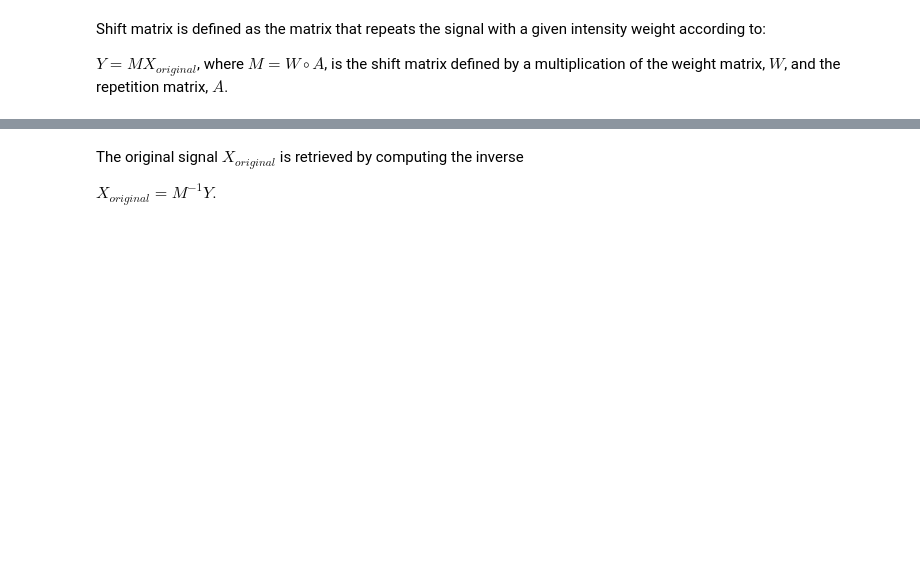
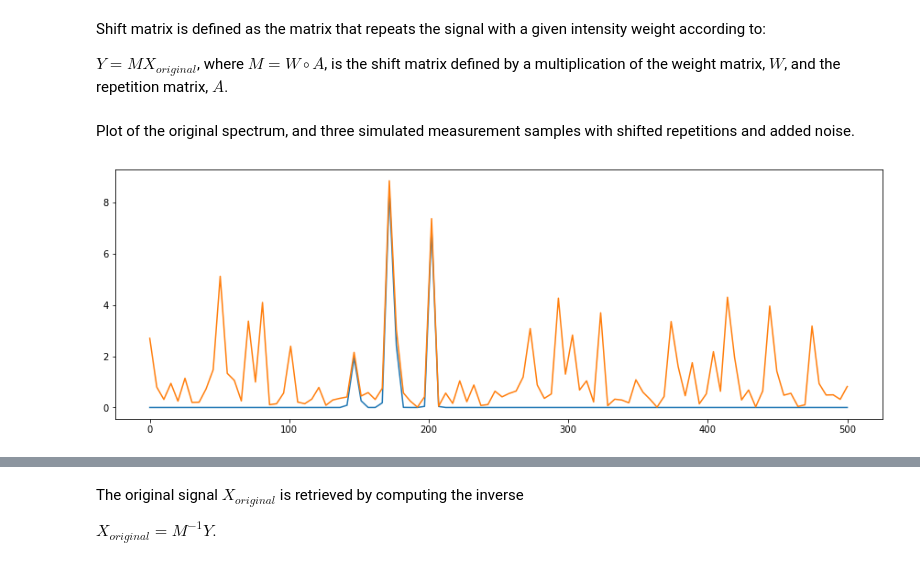
Before and after one commit to jonand9010/spectralanalysis, a Jupyter notebook: simulate_repeated_spectrum.ipynb, the cells around one changed output, grey strips where cells are left out. Saved outputs shown, nothing was run; the diff lists cells and outputs as text; code cells hidden in the pictures; blank space fills up the shorter version.

Commit message:
several repetitions

```diff
--- a/simulate_repeated_spectrum.ipynb
+++ b/simulate_repeated_spectrum.ipynb
@@ -85,3 +84,14 @@ M = get_shift_matrix(t, spectrum, time_shifts = [time_shift], decay_weight = 0.3
+# %% [markdown]
+Plot of the original spectrum, and three simulated measurement samples with shifted repetitions and added noise.
+# %%
+fig = plt.figure(figsize = (15,5))
+plt.plot(t, simulation.spectrum)
+#plt.plot(t, samples[0,:])
+#plt.plot(t, samples[1,:])
+plt.plot(t, samples[10,:])
+plt.show()
+# %% [output]
+[figure, added]
 # %%
 plt.figure(figsize = (15,5))
 plt.plot(t, samples[0,:])
```
Also changed, not shown: parts of 9 cells of this notebook.
